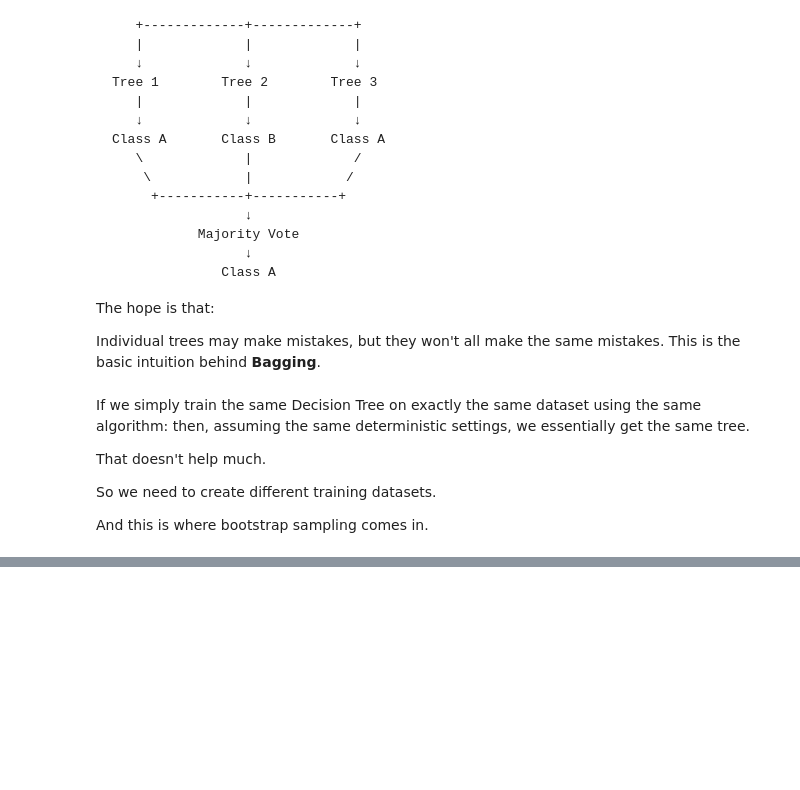
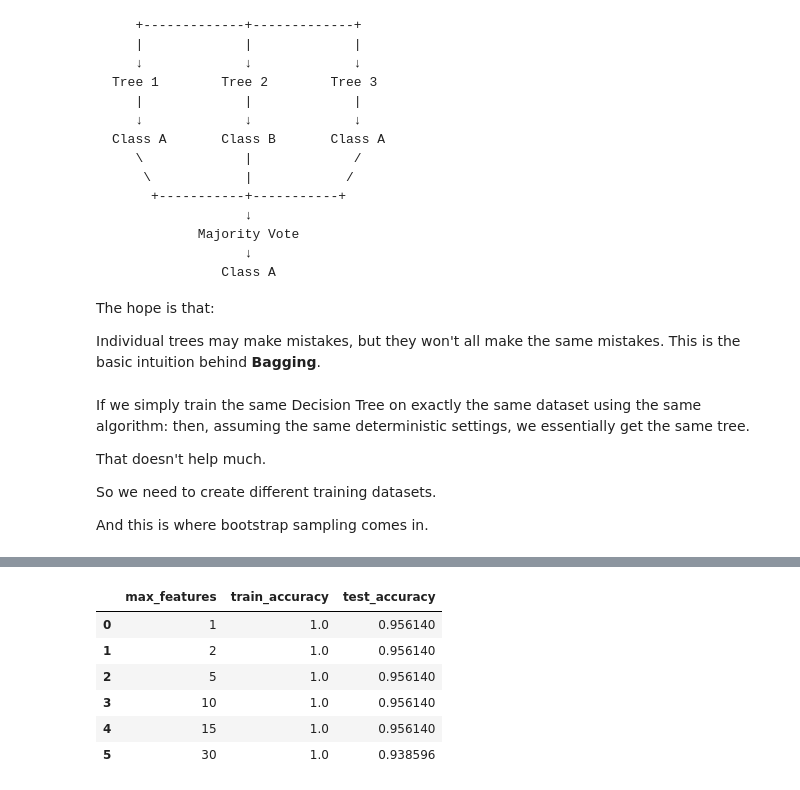
Before and after one commit to blu3-bird/hands-on, a Jupyter notebook: notebooks/decision_tree.ipynb, the cells around one changed output, grey strips where cells are left out. Saved outputs shown, nothing was run; the diff lists cells and outputs as text; code cells hidden in the pictures; blank space fills up the shorter version.

```diff
--- a/notebooks/decision_tree.ipynb
+++ b/notebooks/decision_tree.ipynb
@@ -1968,0 +2167,7 @@ And this is where bootstrap sampling comes in.
+# %%
+# Let's implement it on our Breast Cancer dataset
+from sklearn.tree import DecisionTreeClassifier
+
+dt = DecisionTreeClassifier(random_state=42)
+
+dt.fit(X_train, y_train)
@@ -1968,0 +2776,11 @@ And this is where bootstrap sampling comes in.
+# %%
+# Let's build our random forest
+from sklearn.ensemble import RandomForestClassifier
+
+rf = RandomForestClassifier(
+    n_estimators=100,
+    random_state=42,
+    n_jobs=-1
+)
+
+rf.fit(X_train, y_train)
@@ -1968,0 +2846,44 @@ And this is where bootstrap sampling comes in.
+# %%
+# Let's try with different values
+max_features_values = [1, 2, 5, 10, 15, 30]
+
+rf_results = []
+
+for mf in max_features_values:
+
+    rf = RandomForestClassifier(
+        n_estimators=100,
+        max_features=mf,
+        random_state=42,
+        n_jobs=-1
+    )
+
+    rf.fit(X_train, y_train)
+
+    train_acc = accuracy_score(
+        y_train,
+        rf.predict(X_train)
+    )
+
+    test_acc = accuracy_score(
+        y_test,
+        rf.predict(X_test)
+    )
+
+    rf_results.append({
+        "max_features": mf,
+        "train_accuracy": train_acc,
+        "test_accuracy": test_acc
+    })
+
+rf_results_df = pd.DataFrame(rf_results)
+
+rf_results_df
+# %% [output]
+|  | max_features | train_accuracy | test_accuracy |
+| 0 | 1 | 1.0 | 0.956140 |
+| 1 | 2 | 1.0 | 0.956140 |
+| 2 | 5 | 1.0 | 0.956140 |
+| 3 | 10 | 1.0 | 0.956140 |
+| 4 | 15 | 1.0 | 0.956140 |
+| 5 | 30 | 1.0 | 0.938596 |
```
Also changed, not shown: parts of 52 cells of this notebook.
